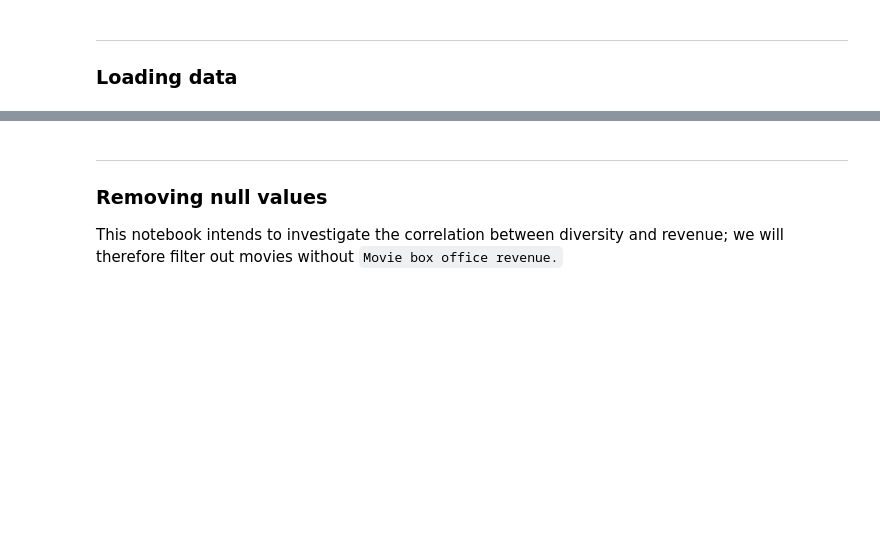
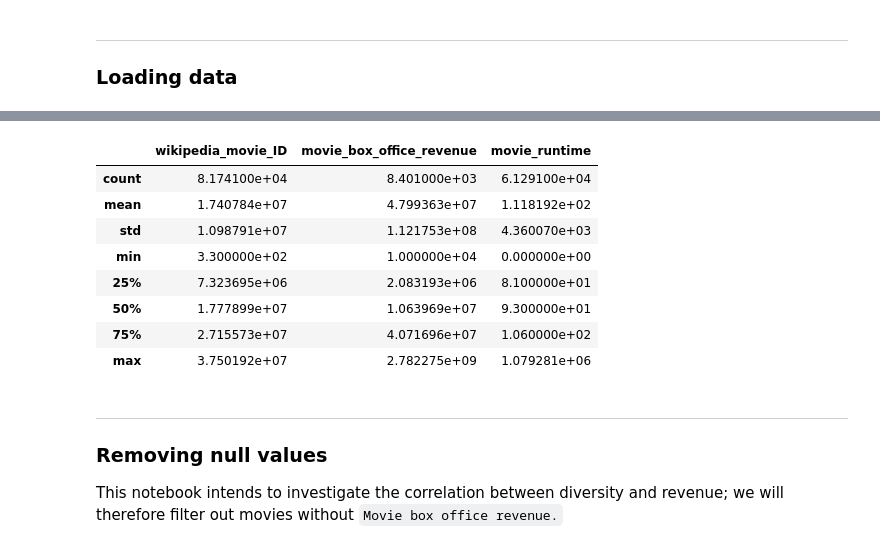
Before and after one commit to epfl-ada/ada-2022-project-teambadass, a Jupyter notebook: diversity.ipynb, the cells around one changed output, grey strips where cells are left out. Saved outputs shown, nothing was run; the diff lists cells and outputs as text; code cells hidden in the pictures; blank space fills up the shorter version.

```diff
--- a/diversity.ipynb
+++ b/diversity.ipynb
@@ -83,3 +83,15 @@ movies.head(1)
+# %%
+movies.describe()
+# %% [output]
+|  | wikipedia_movie_ID | movie_box_office_revenue | movie_runtime |
+| count | 8.174100e+04 | 8.401000e+03 | 6.129100e+04 |
+| mean | 1.740784e+07 | 4.799363e+07 | 1.118192e+02 |
+| std | 1.098791e+07 | 1.121753e+08 | 4.360070e+03 |
+| min | 3.300000e+02 | 1.000000e+04 | 0.000000e+00 |
+| 25% | 7.323695e+06 | 2.083193e+06 | 8.100000e+01 |
+| 50% | 1.777899e+07 | 1.063969e+07 | 9.300000e+01 |
+| 75% | 2.715573e+07 | 4.071696e+07 | 1.060000e+02 |
+| max | 3.750192e+07 | 2.782275e+09 | 1.079281e+06 |
 # %%
 # print the 'characters' data frame
 characters.head(1)
```
Also changed, not shown: parts of 2 cells of this notebook, 1 other file.
